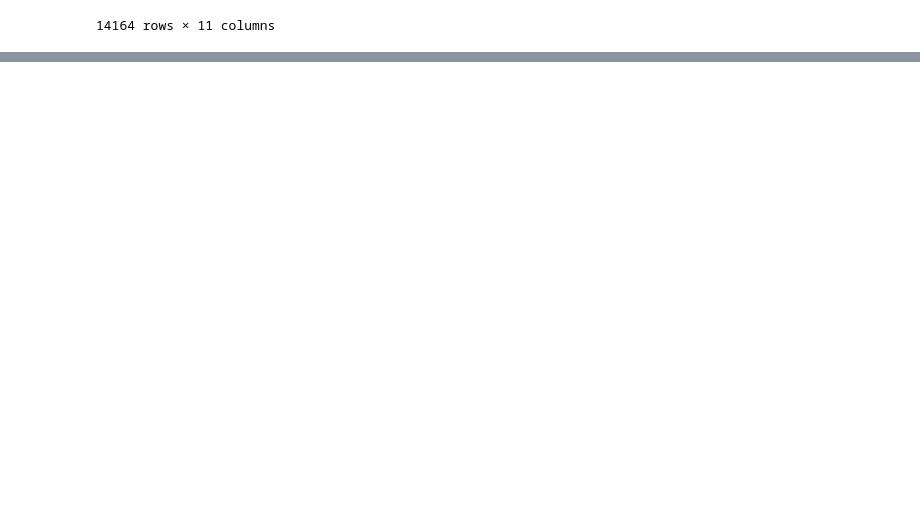
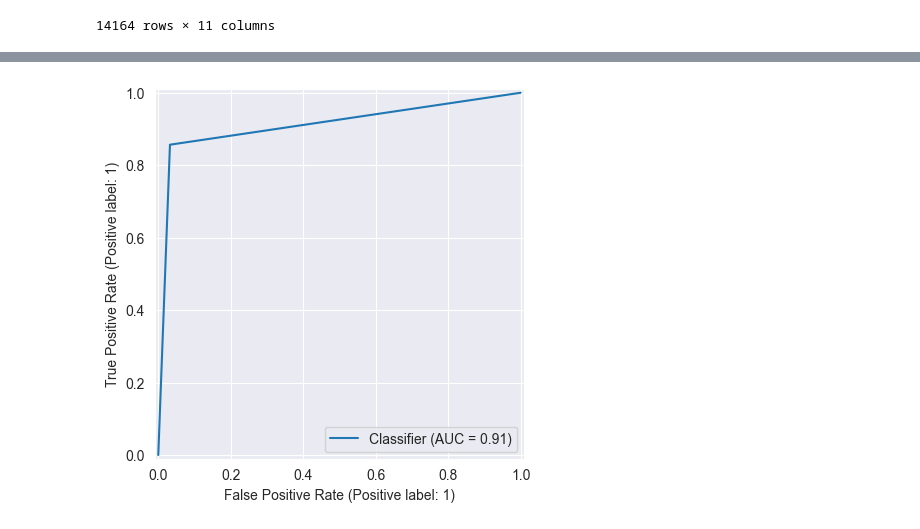
Before and after one commit to lopataa/qspr-qsar-explainability, a Jupyter notebook: qsar/xgboost.ipynb, the cells around one changed output, grey strips where cells are left out. Cells and saved outputs as stored; diff of their text form; code cells hidden in the pictures; blank space fills up the shorter version.

```diff
--- a/qsar/xgboost.ipynb
+++ b/qsar/xgboost.ipynb
@@ -162,0 +261,7 @@ plt.show()
+# %%
+from sklearn.metrics import RocCurveDisplay
+
+RocCurveDisplay.from_predictions(y_test[:,0], y_pred_prob_matrix[:,0])
+plt.show()
+# %% [output]
+[figure, added]
```
Also changed, not shown: parts of 14 cells of this notebook, 11 other files.
